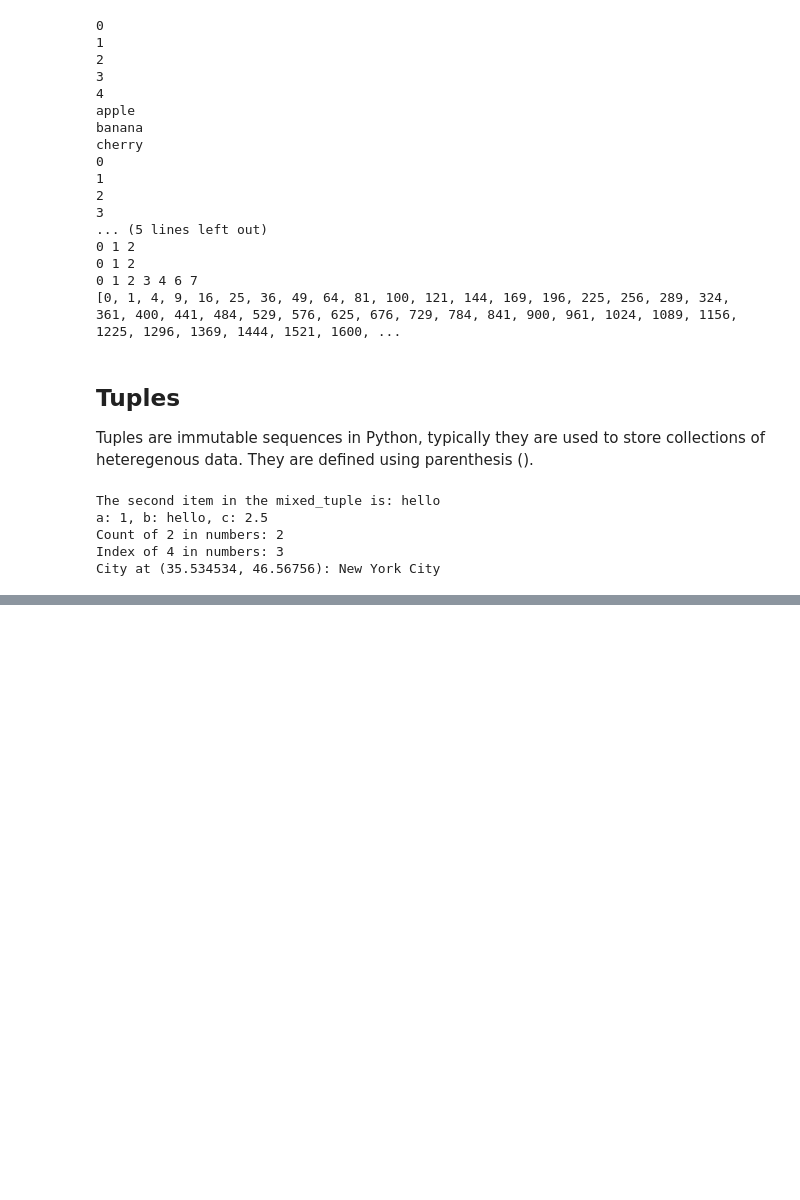
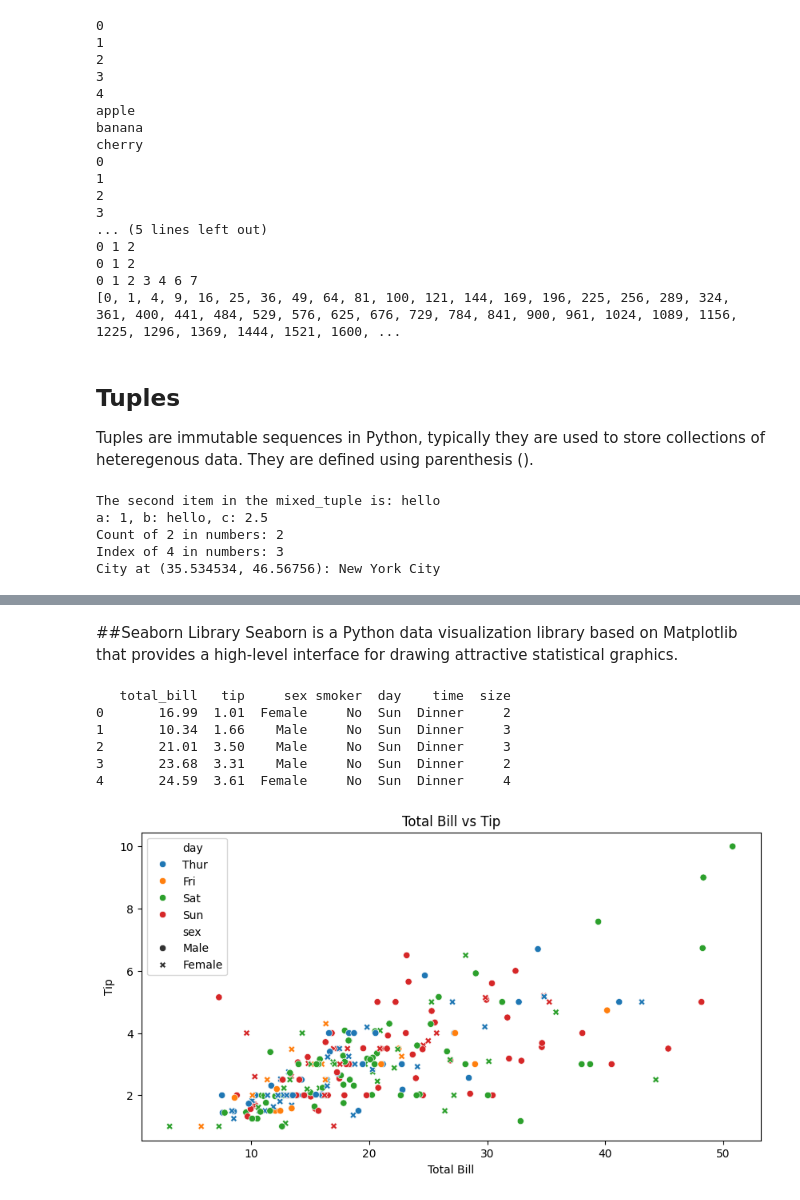
Before and after one commit to lg7676/msa550-code-files, a Jupyter notebook: PythonIntro.ipynb, the cells around one changed output, grey strips where cells are left out. Drawn from its saved outputs; the diff is of its cells as text; code cells hidden in the pictures; blank space fills up the shorter version.

```diff
--- a/PythonIntro.ipynb
+++ b/PythonIntro.ipynb
@@ -373,0 +1024,29 @@ City at (35.534534, 46.56756): New York City
+# %% [markdown]
+##Seaborn Library
+Seaborn is a Python data visualization library based on Matplotlib that provides a high-level interface for drawing attractive statistical graphics.
+# %%
+import seaborn as sns
+import pandas as pd
+
+# Load an example dataset
+tips = sns.load_dataset("tips")
+
+# Display the first few rows of the dataset
+print(tips.head())
+# %% [output]
+   total_bill   tip     sex smoker  day    time  size
+0       16.99  1.01  Female     No  Sun  Dinner     2
+1       10.34  1.66    Male     No  Sun  Dinner     3
+2       21.01  3.50    Male     No  Sun  Dinner     3
+3       23.68  3.31    Male     No  Sun  Dinner     2
+4       24.59  3.61  Female     No  Sun  Dinner     4
+# %%
+# Creating a scatter plot
+plt.figure(figsize=(10, 5))
+sns.scatterplot(data=tips, x='total_bill', y='tip', hue='day', style='sex')
+plt.title('Total Bill vs Tip')
+plt.xlabel('Total Bill')
+plt.ylabel('Tip')
+plt.show()
+# %% [output]
+[figure, added]
```
Also changed, not shown: parts of 44 cells of this notebook.
